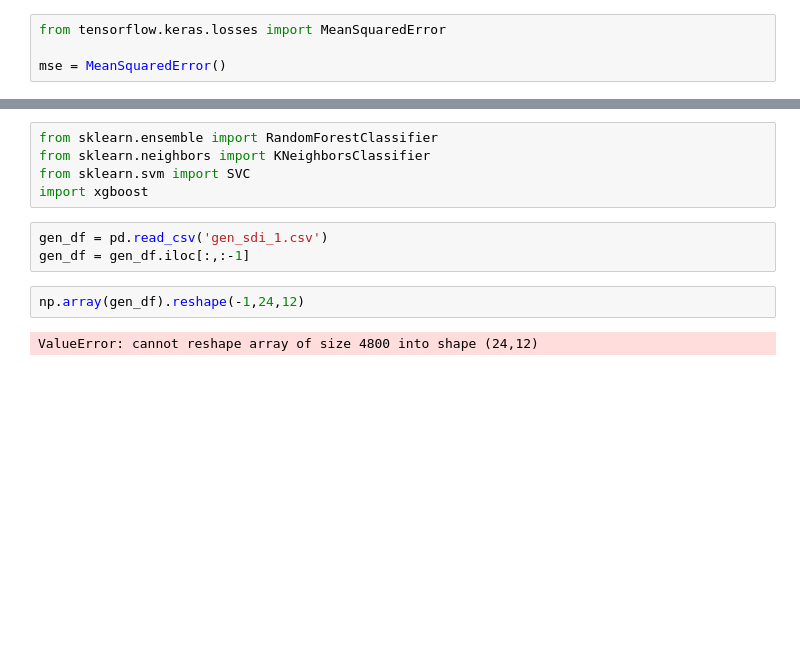
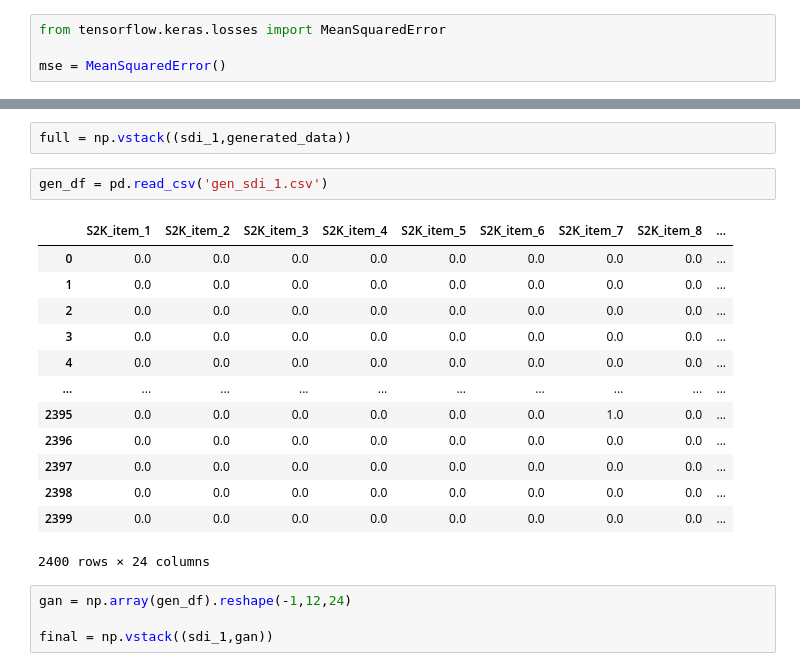
Before and after one commit to isevr/SDI, a Jupyter notebook: cae.ipynb, the cells around one changed output, grey strips where cells are left out. Cells and saved outputs as stored; diff of their text form; blank space fills up the shorter version.

```diff
--- a/cae.ipynb
+++ b/cae.ipynb
@@ -196,12 +324,22 @@ Reconstruction loss for SDI=0: 0.01024270337074995.
-# %%
-from sklearn.ensemble import RandomForestClassifier
-from sklearn.neighbors import KNeighborsClassifier
-from sklearn.svm import SVC
-import xgboost
+# %%
+full = np.vstack((sdi_1,generated_data))
 # %%
 gen_df = pd.read_csv('gen_sdi_1.csv')
-gen_df = gen_df.iloc[:,:-1]
+# %% [output]
+|  | S2K_item_1 | S2K_item_2 | S2K_item_3 | S2K_item_4 | S2K_item_5 | S2K_item_6 | S2K_item_7 | S2K_item_8 | ... |
+| 0 | 0.0 | 0.0 | 0.0 | 0.0 | 0.0 | 0.0 | 0.0 | 0.0 | ... |
+| 1 | 0.0 | 0.0 | 0.0 | 0.0 | 0.0 | 0.0 | 0.0 | 0.0 | ... |
+| 2 | 0.0 | 0.0 | 0.0 | 0.0 | 0.0 | 0.0 | 0.0 | 0.0 | ... |
+| 3 | 0.0 | 0.0 | 0.0 | 0.0 | 0.0 | 0.0 | 0.0 | 0.0 | ... |
+| 4 | 0.0 | 0.0 | 0.0 | 0.0 | 0.0 | 0.0 | 0.0 | 0.0 | ... |
+| ... | ... | ... | ... | ... | ... | ... | ... | ... | ... |
+| 2395 | 0.0 | 0.0 | 0.0 | 0.0 | 0.0 | 0.0 | 1.0 | 0.0 | ... |
+| 2396 | 0.0 | 0.0 | 0.0 | 0.0 | 0.0 | 0.0 | 0.0 | 0.0 | ... |
+| 2397 | 0.0 | 0.0 | 0.0 | 0.0 | 0.0 | 0.0 | 0.0 | 0.0 | ... |
+| 2398 | 0.0 | 0.0 | 0.0 | 0.0 | 0.0 | 0.0 | 0.0 | 0.0 | ... |
+| 2399 | 0.0 | 0.0 | 0.0 | 0.0 | 0.0 | 0.0 | 0.0 | 0.0 | ... |
+2400 rows × 24 columns
 # %%
-np.array(gen_df).reshape(-1,24,12)
+gan = np.array(gen_df).reshape(-1,12,24)
+
+final = np.vstack((sdi_1,gan))
-# %% [output]
-ValueError: cannot reshape array of size 4800 into shape (24,12)
```
Also changed, not shown: parts of 17 cells of this notebook, 4 other files.
